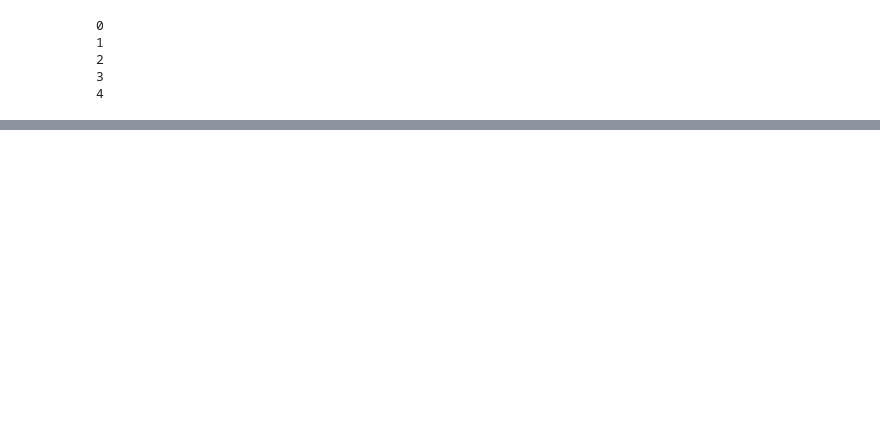
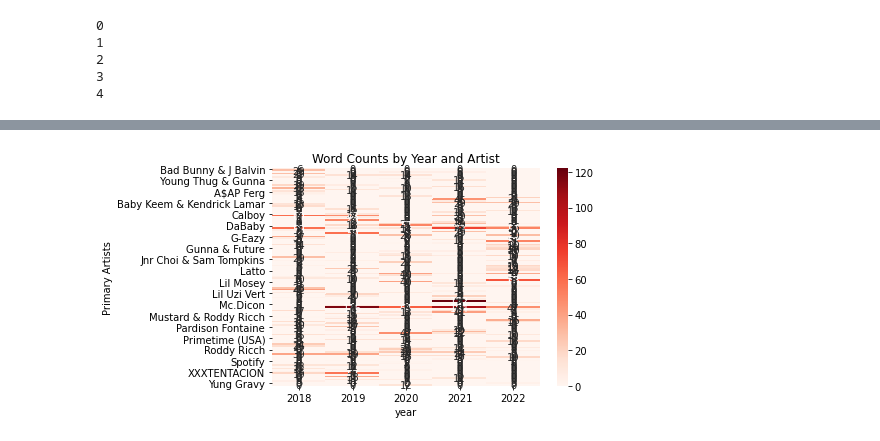
Before and after one commit to frehburg/RapLyricsAnalys, a Jupyter notebook: swearwords.ipynb, the cells around one changed output, grey strips where cells are left out. Saved outputs shown, nothing was run; the diff lists cells and outputs as text; code cells hidden in the pictures; blank space fills up the shorter version.

```diff
--- a/swearwords.ipynb
+++ b/swearwords.ipynb
@@ -164,0 +167,14 @@ swear_words_year_dfs[2020]
+# %%
+# chatgpt
+df = pd.read_csv('data/top50_2018_2022.csv')
+df['Lyrics'] = df['Lyrics'].str.lower()
+df['Primary Artists'] = df['Primary Artists'].str.split(',')
+grouped_df = df.explode('Primary Artists').groupby(['year', 'Primary Artists']).agg({'Lyrics': lambda x: ' '.join(x)})
+pivot_df = pd.pivot_table(grouped_df, index='Primary Artists', columns='year', values='Lyrics', aggfunc=lambda x: ' '.join(x)).fillna('')
+swearwords = ['fuck', 'shit', 'bitch', 'ass', 'damn']
+cmap = sns.color_palette('Reds', as_cmap=True)
+sns.heatmap(pivot_df.apply(lambda x: x.str.count('|'.join(swearwords))), cmap=cmap, annot=True, fmt='d')
+plt.title('Word Counts by Year and Artist')
+plt.show()
+# %% [output]
+[figure, added]
```
Also changed, not shown: parts of 8 cells of this notebook.
